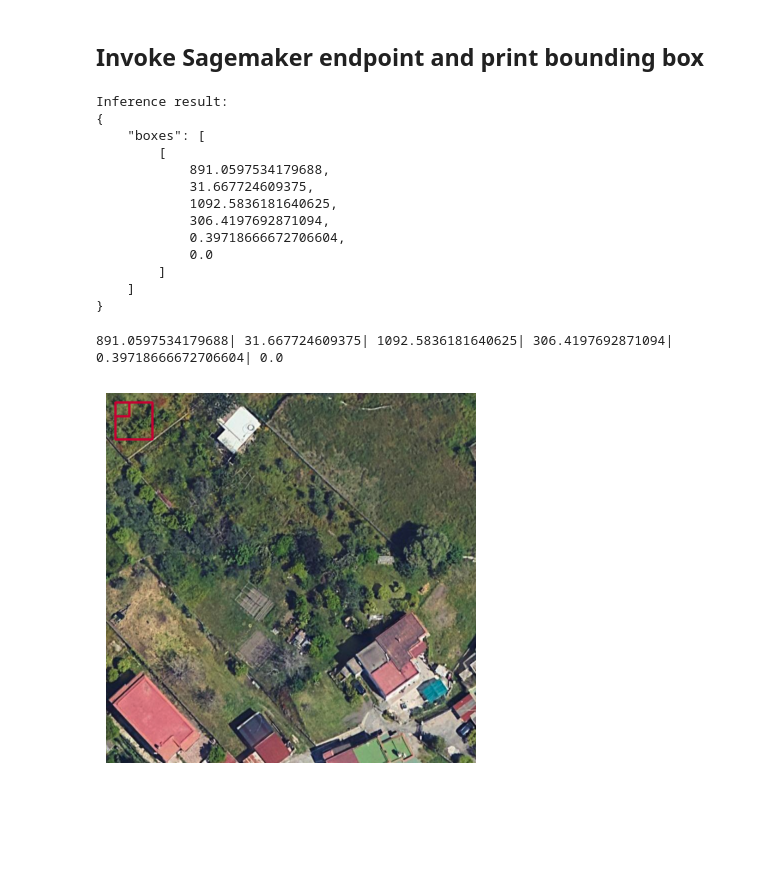
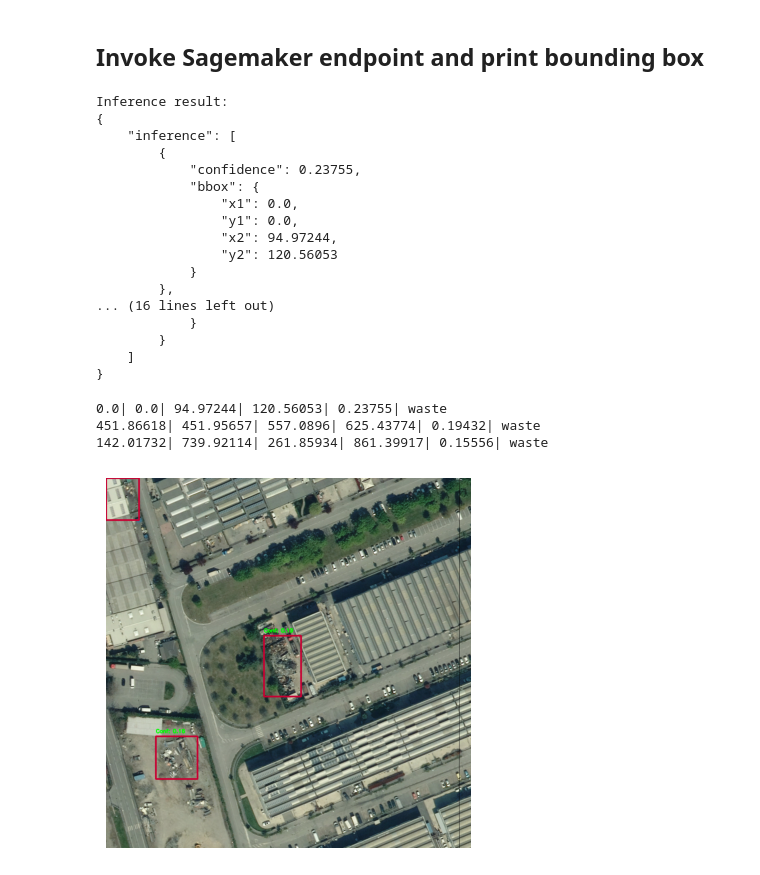
Before and after one commit to aka-somix/earth-overwatch, a Jupyter notebook: scripts/notebooks/landfill_inference.ipynb, the cells around one changed output. Saved outputs shown, nothing was run; the diff lists cells and outputs as text; code cells hidden in the pictures; blank space fills up the shorter version.

```diff
--- a/scripts/notebooks/landfill_inference.ipynb
+++ b/scripts/notebooks/landfill_inference.ipynb
@@ -46,7 +46,7 @@ import cv2
 from matplotlib import pyplot as plt
 
 
-img_name = "inference-1.png"
+img_name = "inference-4.png"
 image_base64 = None
 
 # Open image as base64
@@ -68,7 +68,7 @@ import json
 response = client.invoke_endpoint(
     EndpointName=ENDPOINT_NAME,
     ContentType="image/jpeg",
-    Body=base64.b64decode(image_base64),
+    Body=json.dumps(image_base64),
 )
 
 result = json.loads(response["Body"].read().decode("utf-8"))
@@ -78,41 +78,52 @@ print(json.dumps(result, indent=4))
 # %% [output]
 Inference result:
 {
-    "boxes": [
-        [
-            891.0597534179688,
-            31.667724609375,
-            1092.5836181640625,
-            306.4197692871094,
-            0.39718666672706604,
-            0.0
-        ]
+    "inference": [
+        {
+            "confidence": 0.23755,
+            "bbox": {
+                "x1": 0.0,
+                "y1": 0.0,
+                "x2": 94.97244,
+                "y2": 120.56053
+            }
+        },
+... (16 lines left out)
+            }
+        }
     ]
 }
 # %%
 import copy
 
 # Define a temp image to be modified
 temp_image = copy.deepcopy(image_cv2_rgb)
 
-boxes = result['boxes']
-for box in boxes:
-    x1, y1, x2, y2, conf, cls = box
+inferences = result['inference']
+for inf in inferences:
+    x1 = inf["bbox"]["x1"]
+    y1 = inf["bbox"]["y1"]
+    x2 = inf["bbox"]["x2"]
+    y2 = inf["bbox"]["y2"]
+    cls = "waste"
+    conf = inf["confidence"]
     print("| ".join([str(x1), str(y1), str(x2), str(y2), str(conf), str(cls)]))
     cv2.rectangle(temp_image, (int(x1), int(y1)), (int(x2), int(y2)), (200, 0, 50), 3)
     label = f"Conf: {conf:.2f}"
     cv2.putText(
         temp_image,
         label,
         (int(x1), int(y1) - 10),
         cv2.FONT_HERSHEY_SIMPLEX,
         0.5,
         (0, 255, 0),
         2,
     )
 plt.imshow(temp_image)
 plt.axis("off")
 plt.show()
 # %% [output]
-891.0597534179688| 31.667724609375| 1092.5836181640625| 306.4197692871094| 0.39718666672706604| 0.0
+0.0| 0.0| 94.97244| 120.56053| 0.23755| waste
+451.86618| 451.95657| 557.0896| 625.43774| 0.19432| waste
+142.01732| 739.92114| 261.85934| 861.39917| 0.15556| waste
-[figure, old version]
+[figure, new version]
```
Also changed, not shown: parts of 1 cell of this notebook, 1 other file.
